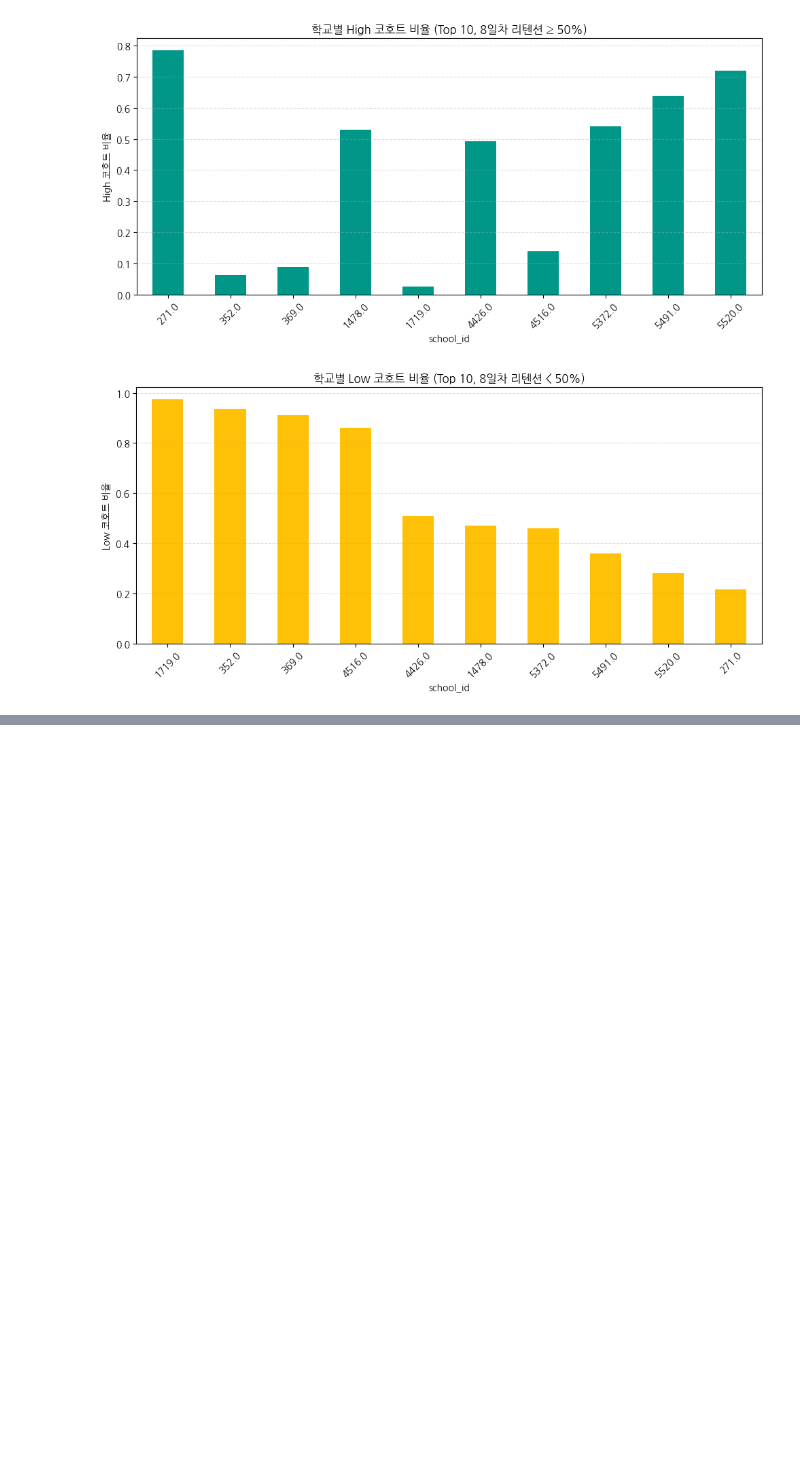
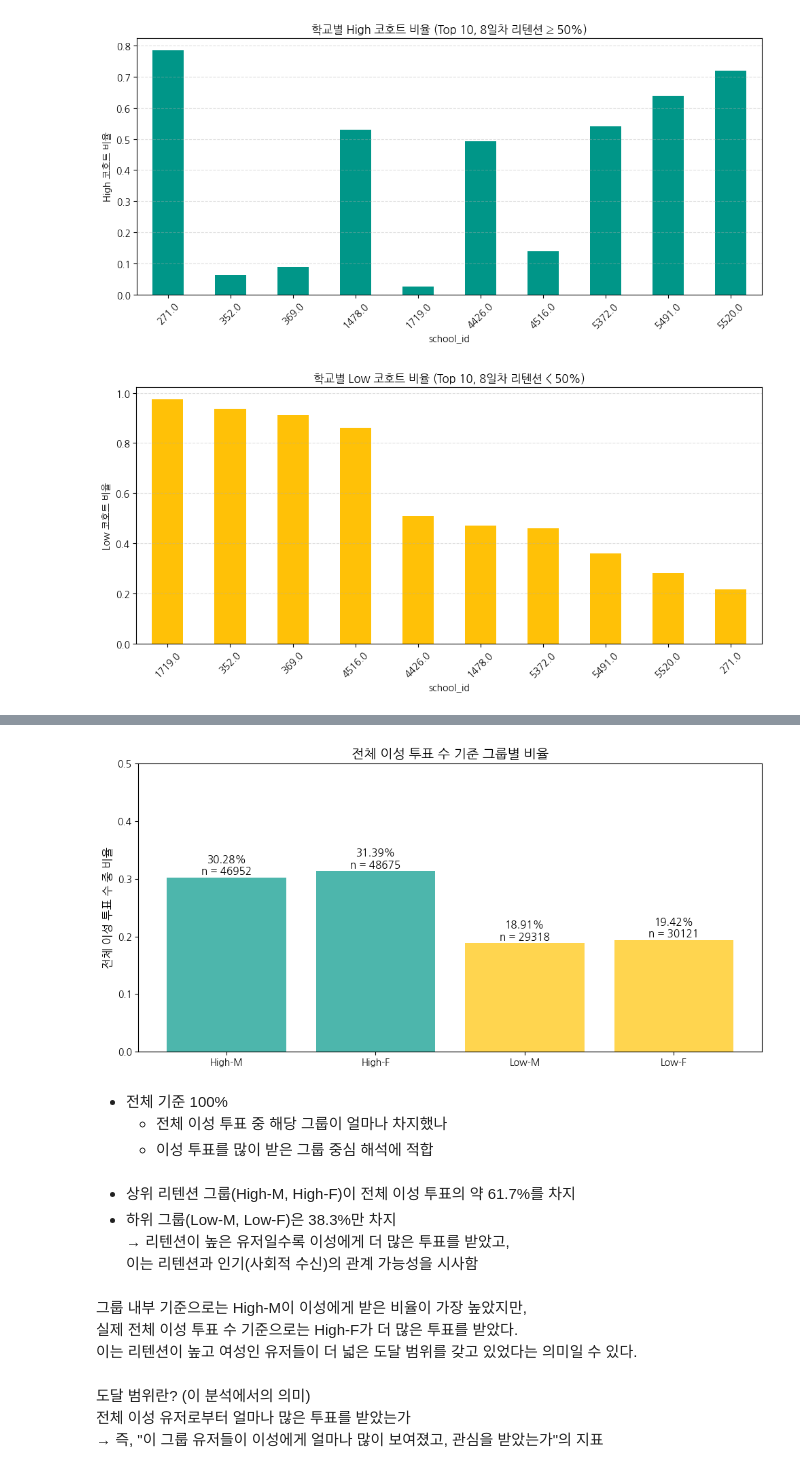
Before and after one commit to saeraniren/advanced_project, a Jupyter notebook: 최종 마스터 테이블.ipynb, the cells around one changed output, grey strips where cells are left out. Drawn from its saved outputs; the diff is of its cells as text; code cells hidden in the pictures; blank space fills up the shorter version.

```diff
--- a/최종 마스터 테이블.ipynb
+++ b/최종 마스터 테이블.ipynb
@@ -1660,0 +1970,45 @@ plt.show()
+# %%
+# 전체 기준 100%
+# 전체 이성 투표 수 중에서, 어느 그룹이 얼마나 많이 받았는가?
+## 분모가 전체 이성 투표 수, 분자가 각 그룹이 받은 이성 투표 수
+
+
+# 절대 이성 투표 수
+opp_counts = [h_m_opp, h_f_opp, l_m_opp, l_f_opp]
+total_opp_votes = sum(opp_counts)
+opp_ratios_global = [count / total_opp_votes for count in opp_counts]
+
+labels = ['High-M', 'High-F', 'Low-M', 'Low-F']
+colors = ['#4db6ac', '#4db6ac', '#ffd54f', '#ffd54f']
+
+plt.figure(figsize=(10, 5))
+bars = plt.bar(labels, opp_ratios_global, color=colors)
+
+for bar, ratio, count in zip(bars, opp_ratios_global, opp_counts):
+    plt.text(bar.get_x() + bar.get_width()/2, bar.get_height() + 0.005,
+             f"{ratio:.2%}\nn = {count}", ha='center', fontsize=11)
+
+plt.ylim(0, 0.5)
+plt.ylabel("전체 이성 투표 수 중 비율", fontsize=12)
+plt.title("전체 이성 투표 수 기준 그룹별 비율", fontsize=14)
+plt.tight_layout()
+plt.show()
+# %% [output]
+[figure, added]
+# %% [markdown]
+- 전체 기준 100%
+   - 전체 이성 투표 중 해당 그룹이 얼마나 차지했나
+   - 이성 투표를 많이 받은 그룹 중심 해석에 적합
+# %% [markdown]
+- 상위 리텐션 그룹(High-M, High-F)이 전체 이성 투표의 약 61.7%를 차지
+- 하위 그룹(Low-M, Low-F)은 38.3%만 차지
+→ 리텐션이 높은 유저일수록 이성에게 더 많은 투표를 받았고,
+이는 리텐션과 인기(사회적 수신)의 관계 가능성을 시사함
+# %% [markdown]
+그룹 내부 기준으로는 High-M이 이성에게 받은 비율이 가장 높았지만,
+실제 전체 이성 투표 수 기준으로는 High-F가 더 많은 투표를 받았다.
+이는 리텐션이 높고 여성인 유저들이 더 넓은 도달 범위를 갖고 있었다는 의미일 수 있다.
+# %% [markdown]
+도달 범위란? (이 분석에서의 의미)
+전체 이성 유저로부터 얼마나 많은 투표를 받았는가
+→ 즉, "이 그룹 유저들이 이성에게 얼마나 많이 보여졌고, 관심을 받았는가"의 지표
```
Also changed, not shown: parts of 20 cells of this notebook, 1 other file.
